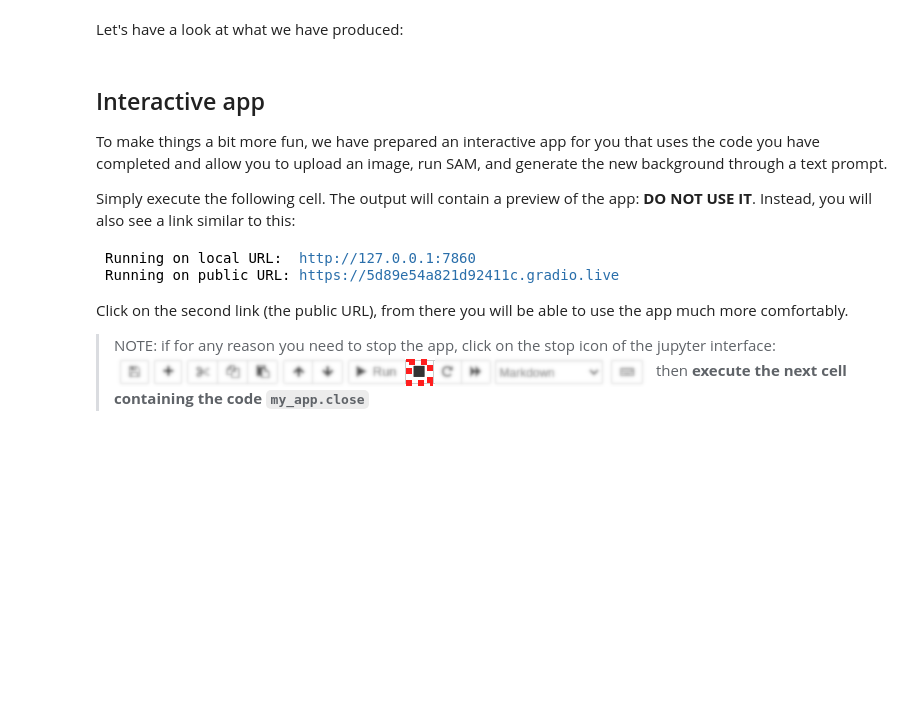
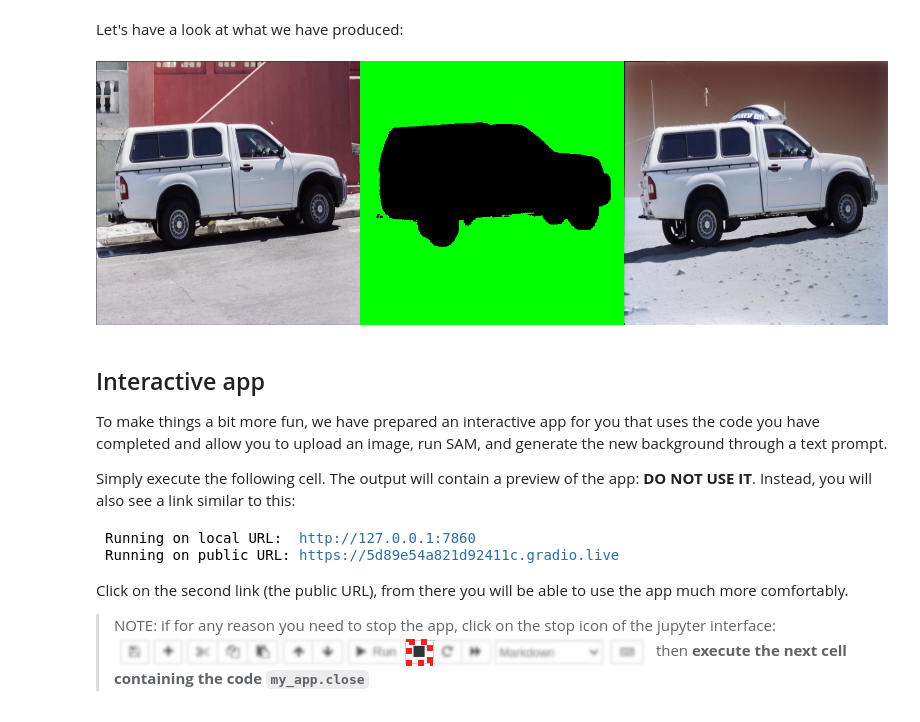
Before and after one commit to d-kleine/GenerativeAI, a Jupyter notebook: project3_AI-Photo-Editing-Impaiting/starter.ipynb, the cells around one changed output. Drawn from its saved outputs; the diff is of its cells as text; code cells hidden in the pictures; blank space fills up the shorter version.

```diff
--- a/project3_AI-Photo-Editing-Impaiting/starter.ipynb
+++ b/project3_AI-Photo-Editing-Impaiting/starter.ipynb
@@ -127,8 +139,10 @@ Complete the following code and run it (it might take a few minutes to run):
 # The checkpoint we want to use is
 # "diffusers/stable-diffusion-xl-1.0-inpainting-0.1"
 # Remember to add torch_dtype=torch.float16 as an option
-
-pipeline = # YOUR CODE HERE
+pipeline_checkpoint = "diffusers/stable-diffusion-xl-1.0-inpainting-0.1"
+pipeline = AutoPipelineForInpainting.from_pretrained(
+    pipeline_checkpoint, torch_dtype=torch.float16
+)  # YOUR CODE HERE
 
 # This will make it more efficient on our hardware
 pipeline.enable_model_cpu_offload()
@@ -157,8 +173,15 @@ def inpaint(raw_image, input_mask, prompt, negative_prompt=None, seed=74294536,
     # cfgs as the guidance_scale
 
     image = pipeline(
-        # YOUR CODE HERE
-    ).images[0]
+        image=raw_image,
+        prompt=prompt,
+        negative_prompt=negative_prompt,
+        mask_image=mask_image,
+        guidance_scale=cfgs,
+        generator=rand_gen,
+    ).images[
+        0
+    ]  # YOUR CODE HERE
 
     return image
 # %% [markdown]
@@ -171,10 +194,15 @@ image = inpaint(raw_image, mask, prompt, negative_prompt)
 # %% [markdown]
 Let's have a look at what we have produced:
 # %%
-fig = make_image_grid([raw_image, Image.fromarray(
-    mask_to_rgb(mask)), image.resize((512, 512))], rows=1, cols=3)
+fig = make_image_grid(
+    [raw_image, Image.fromarray(mask_to_rgb(mask)), image.resize((512, 512))],
+    rows=1,
+    cols=3,
+)
 
 fig
+# %% [output]
+[figure, added]
 # %% [markdown]
 ## Interactive app
 
```
Also changed, not shown: parts of 8 cells of this notebook, 12 other files.
